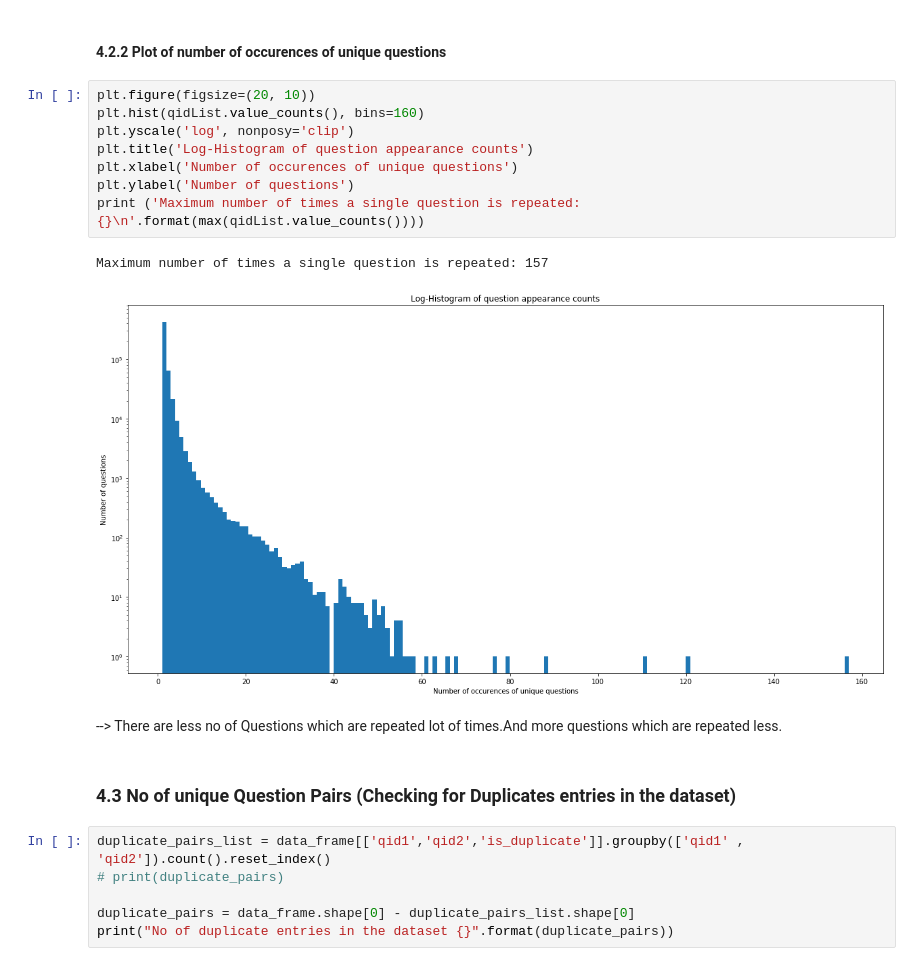
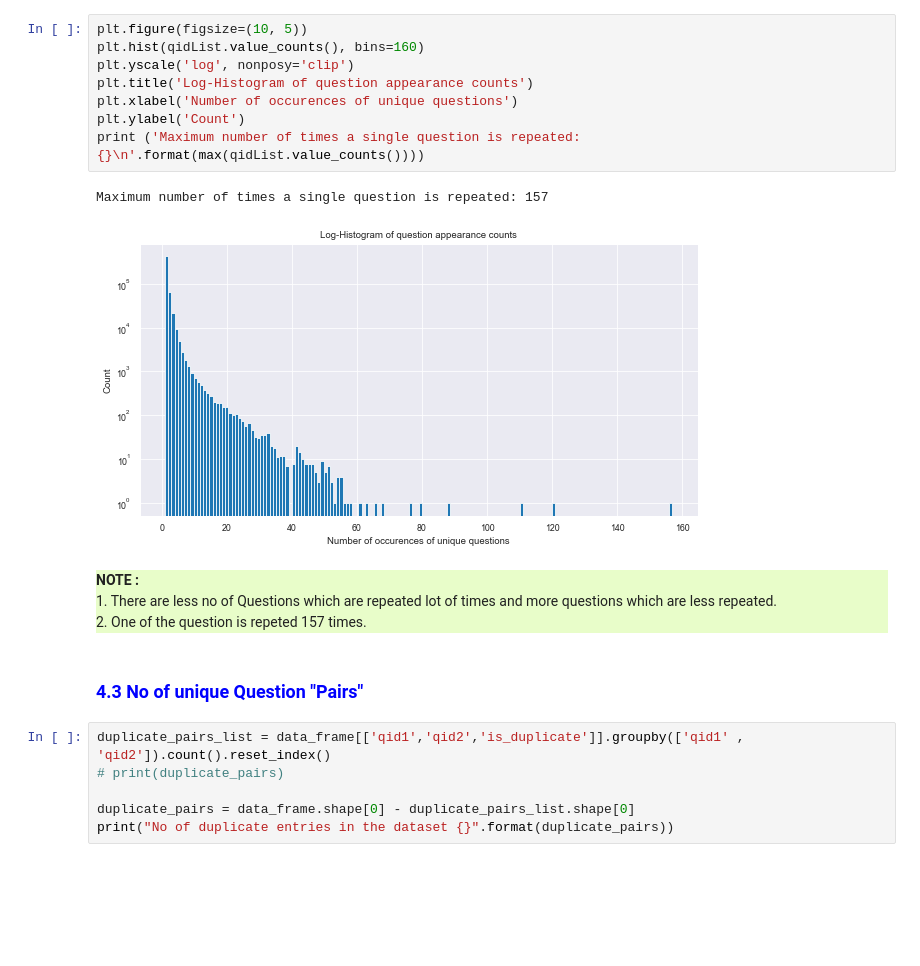
Before and after one commit to cjb123/Quora-Question-Similarity, a Jupyter notebook: quora.ipynb, the cells around one changed output. Saved outputs shown, nothing was run; the diff lists cells and outputs as text; blank space fills up the shorter version.

```diff
--- a/quora.ipynb
+++ b/quora.ipynb
@@ -141,20 +238,21 @@ plt.show()
-# %% [markdown]
-<h4> 4.2.2 Plot of number of occurences of unique questions</h4>
 # %%
-plt.figure(figsize=(20, 10))
+plt.figure(figsize=(10, 5))
 plt.hist(qidList.value_counts(), bins=160)
 plt.yscale('log', nonposy='clip')
 plt.title('Log-Histogram of question appearance counts')
 plt.xlabel('Number of occurences of unique questions')
-plt.ylabel('Number of questions')
+plt.ylabel('Count')
 print ('Maximum number of times a single question is repeated: {}\n'.format(max(qidList.value_counts())))
 # %% [output]
 Maximum number of times a single question is repeated: 157
-[figure, old version]
+[figure, new version]
 # %% [markdown]
---> There are less no of Questions which are repeated lot of times.And more questions which are repeated less.
+<div style="background-color:#E8FDC9">
+<b>NOTE : </b> <br>
+1. There are less no of Questions which are repeated lot of times and more questions which are less repeated.<br>
+2. One of the question is repeted 157 times.
 # %% [markdown]
-<h3>4.3 No of unique Question Pairs (Checking for Duplicates entries in the dataset)</h3>
+<h3 style="color:blue">4.3 No of unique Question "Pairs" </h3>
 # %%
 duplicate_pairs_list = data_frame[['qid1','qid2','is_duplicate']].groupby(['qid1' , 'qid2']).count().reset_index()
 # print(duplicate_pairs)
```
Also changed, not shown: parts of 155 cells of this notebook.
